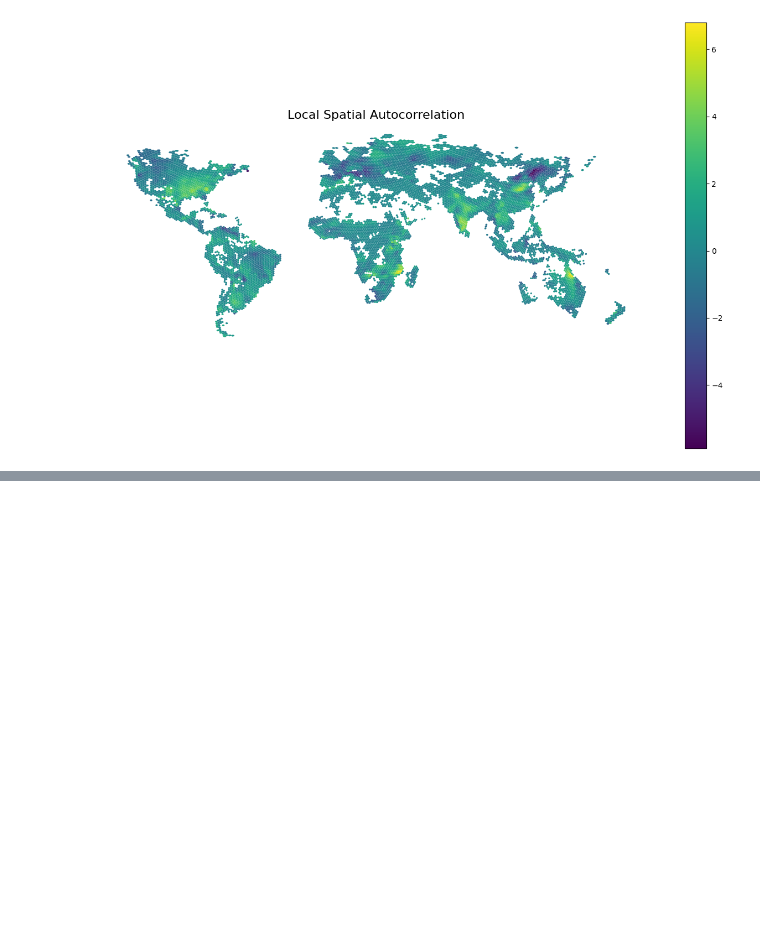
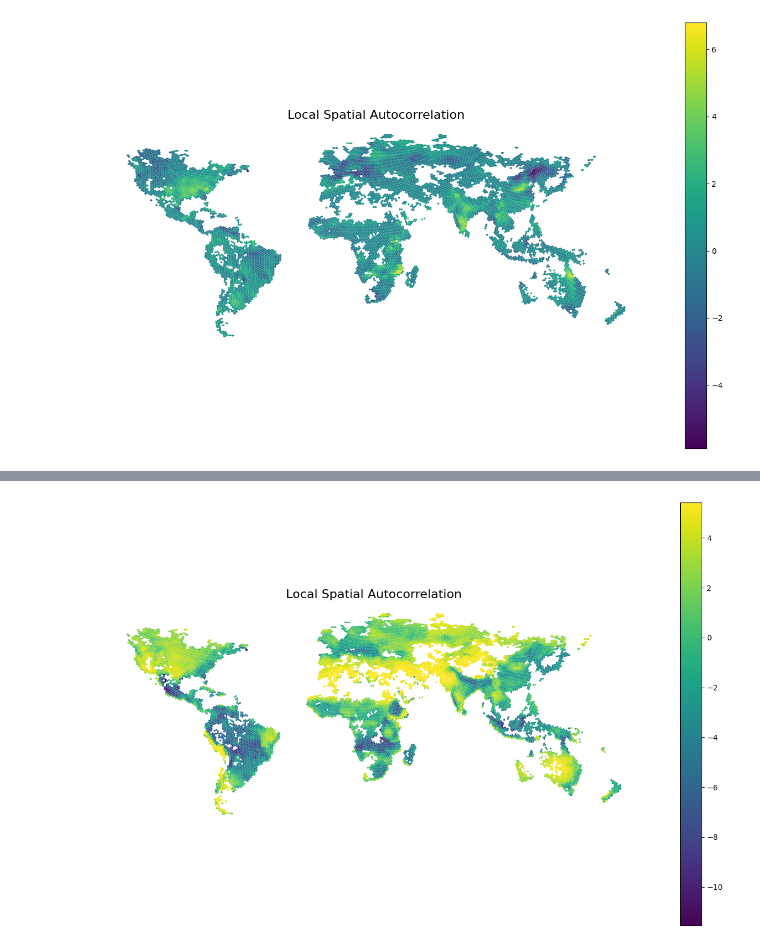
Before and after one commit to CAMM961001/estancia, a Jupyter notebook: notebooks/01_ols_regression.ipynb, the cells around one changed output, grey strips where cells are left out. Drawn from its saved outputs; the diff is of its cells as text; code cells hidden in the pictures; blank space fills up the shorter version.

```diff
--- a/notebooks/01_ols_regression.ipynb
+++ b/notebooks/01_ols_regression.ipynb
@@ -715,0 +925,21 @@ plt.show()
+# %%
+# Figure specs
+fig, ax = plt.subplots(figsize=(16,10))
+
+# Visualization elements
+residual_test.plot(
+    column='residuals'
+    ,legend=True
+    ,ax=ax)
+
+# Styling
+ax.set_title(
+    label='Local Spatial Autocorrelation'
+    ,fontsize=16)
+ax.set_yticks([])
+ax.set_xticks([])
+ax.set_frame_on(False)
+
+plt.show()
+# %% [output]
+[figure, added]
```
Also changed, not shown: parts of 24 cells of this notebook.
